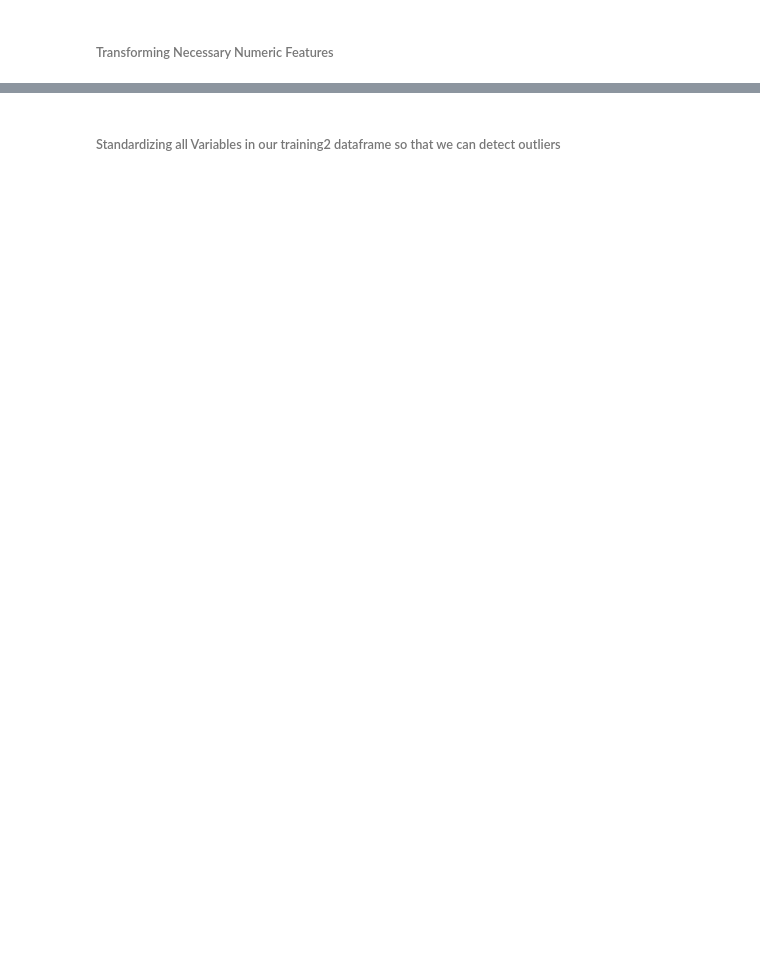
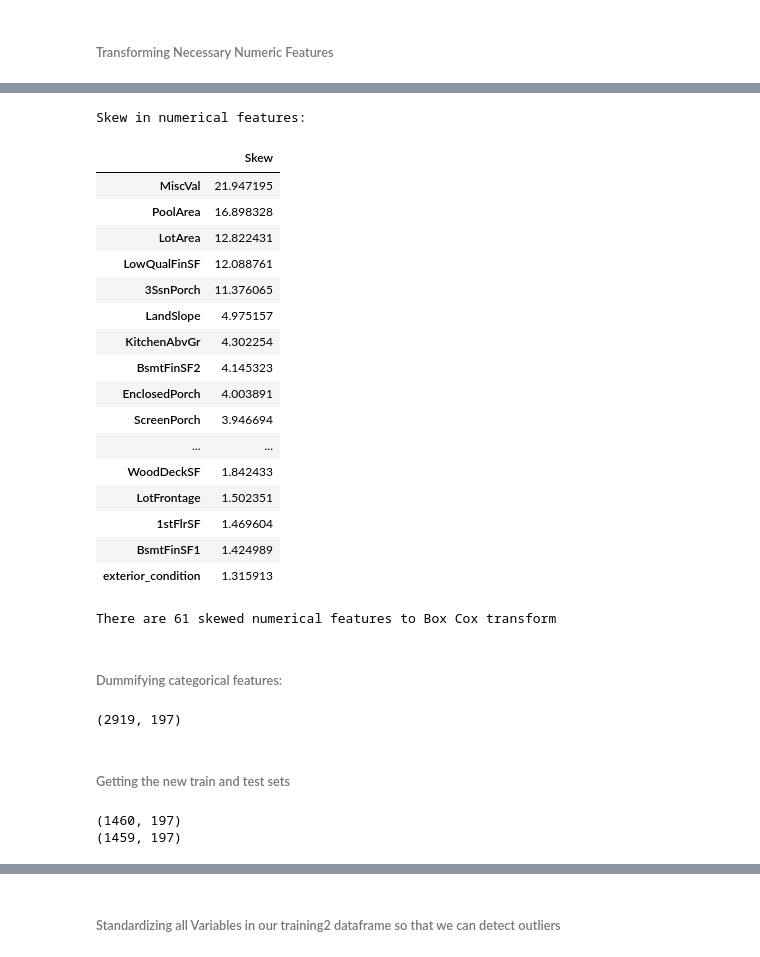
Before and after one commit to gwenkf/IowaHousePrices, a Jupyter notebook: FeatureEngineeringRound2.ipynb, the cells around one changed output, grey strips where cells are left out. Drawn from its saved outputs; the diff is of its cells as text; code cells hidden in the pictures; blank space fills up the shorter version.

```diff
--- a/FeatureEngineeringRound2.ipynb
+++ b/FeatureEngineeringRound2.ipynb
@@ -1354,9 +1309,19 @@ all_data.shape
+# %%
+#MSSubClass=The building class
+all_data['MSSubClass'] = all_data['MSSubClass'].apply(str)
+#Changing OverallCond into a categorical variable
+all_data['OverallCond'] = all_data['OverallCond'].astype(str)
+#Year and month sold are transformed into categorical features.
+all_data['YrSold'] = all_data['YrSold'].astype(str)
+all_data['MoSold'] = all_data['MoSold'].astype(str)
+# %%
+cols = ('PoolQC', 'LandSlope', 'LotShape', 'Street', 'Alley', 'CentralAir', 'MSSubClass', 'OverallCond', 'YrSold', 'MoSold')
 # %%
 from sklearn.preprocessing import LabelEncoder
 
 label_df = all_data.copy()
 
-for c in label_df.columns:
+for c in cols:
     if label_df[c].dtype == 'object':
         le = LabelEncoder()
         #Need to convert the column type to string in order to encode missing values
@@ -1459,0 +1338,6 @@ train2.shape
+# %%
+# Boxcox Transformations
+# numeric variables
+all_data = label_df
+numeric_vars = all_data.select_dtypes(include=['number']).columns
+print(numeric_vars)
@@ -1459,0 +1360,56 @@ train2.shape
+# %%
+# Check the skew of all numerical features
+skewed_feats = all_data[numeric_vars].apply(lambda x: skew(x.dropna())).sort_values(ascending=False)
+print("\nSkew in numerical features: \n")
+skewness = pd.DataFrame({'Skew' :skewed_feats})
+skewness.head(20)
+# %% [output]
+Skew in numerical features:
+|  | Skew |
+| MiscVal | 21.947195 |
+| PoolArea | 16.898328 |
+| LotArea | 12.822431 |
+| LowQualFinSF | 12.088761 |
+| 3SsnPorch | 11.376065 |
+| LandSlope | 4.975157 |
+| KitchenAbvGr | 4.302254 |
+| BsmtFinSF2 | 4.145323 |
+| EnclosedPorch | 4.003891 |
+| ScreenPorch | 3.946694 |
+| ... | ... |
+| WoodDeckSF | 1.842433 |
+| LotFrontage | 1.502351 |
+| 1stFlrSF | 1.469604 |
+| BsmtFinSF1 | 1.424989 |
+| exterior_condition | 1.315913 |
+# %%
+skewness = skewness[abs(skewness) > 0.75]
+print("There are {} skewed numerical features to Box Cox transform".format(skewness.shape[0]))
+
+from scipy.special import boxcox1p
+skewed_features = skewness.index
+lam = 0.15
+for feat in skewed_features:
+    #all_data[feat] += 1
+    all_data[feat] = boxcox1p(all_data[feat], lam)
+
+#all_data[skewed_features] = np.log1p(all_data[skewed_features])
+# %% [output]
+There are 61 skewed numerical features to Box Cox transform
+# %% [markdown]
+###### Dummifying categorical features:
+# %%
+all_data = pd.get_dummies(all_data)
+print(all_data.shape)
+# %% [output]
+(2919, 197)
+# %% [markdown]
+######  Getting the new train and test sets
+# %%
+train2 = all_data[:ntrain]
+test2 = all_data[ntrain:]
+print(train2.shape)
+print(test2.shape)
+# %% [output]
+(1460, 197)
+(1459, 197)
```
Also changed, not shown: parts of 42 cells of this notebook.
